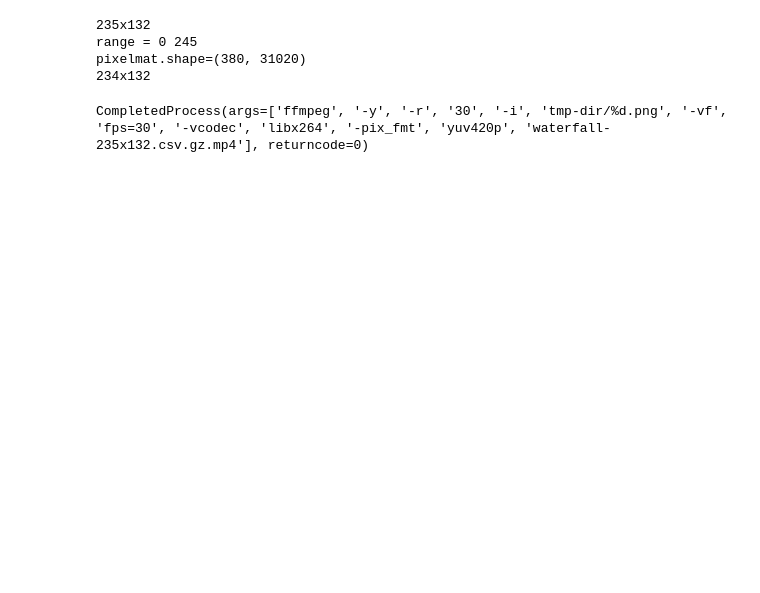
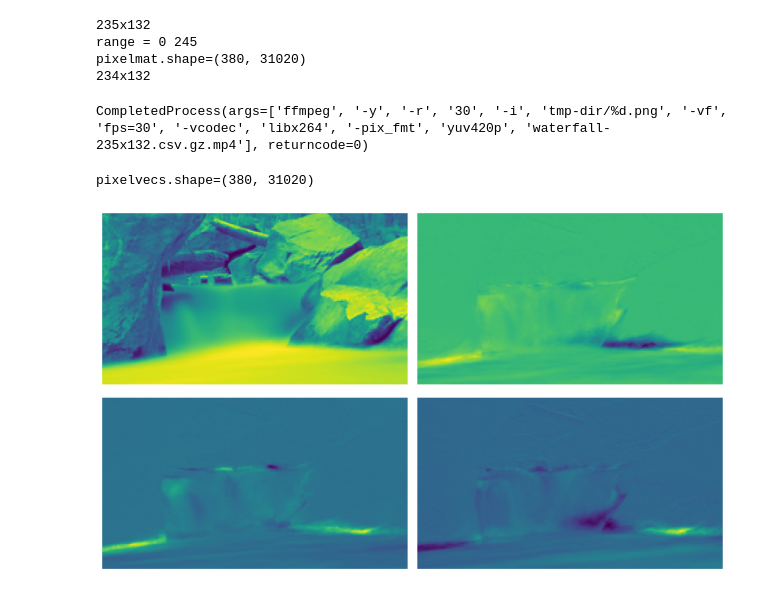
Before and after one commit to lwa19/waterfallDMD, a Jupyter notebook: vid-csv.ipynb, the cells around one changed output. Saved outputs shown, nothing was run; the diff lists cells and outputs as text; code cells hidden in the pictures; blank space fills up the shorter version.

```diff
--- a/vid-csv.ipynb
+++ b/vid-csv.ipynb
@@ -66,3 +70,21 @@ range = 0 245
 pixelmat.shape=(380, 31020)
 234x132
 CompletedProcess(args=['ffmpeg', '-y', '-r', '30', '-i', 'tmp-dir/%d.png', '-vf', 'fps=30', '-vcodec', 'libx264', '-pix_fmt', 'yuv420p', 'waterfall-235x132.csv.gz.mp4'], returncode=0)
+# %%
+pixelvecs = np.matrix(pixelvecs)
+print(f'{pixelvecs.shape=}')
+U,S,Vt = svd(pixelvecs, full_matrices=False)
+print(f'{U.shape=} {S.shape=} {Vt.shape=}')
+# %% [output]
+pixelvecs.shape=(380, 31020)
+# %%
+fig, axes = plt.subplots(2,2, figsize=(10,6))
+
+for i in range(4):
+    x = np.array(list(Vt[i,:].flat)).reshape((132,235))
+    plt.sca(axes.flatten()[i])
+    plt.imshow(-x, cmap=plt.get_cmap('viridis'))
+    plt.axis('off')
+plt.tight_layout()
+# %% [output]
+[figure, added]
```
Also changed, not shown: parts of 2 cells of this notebook.
